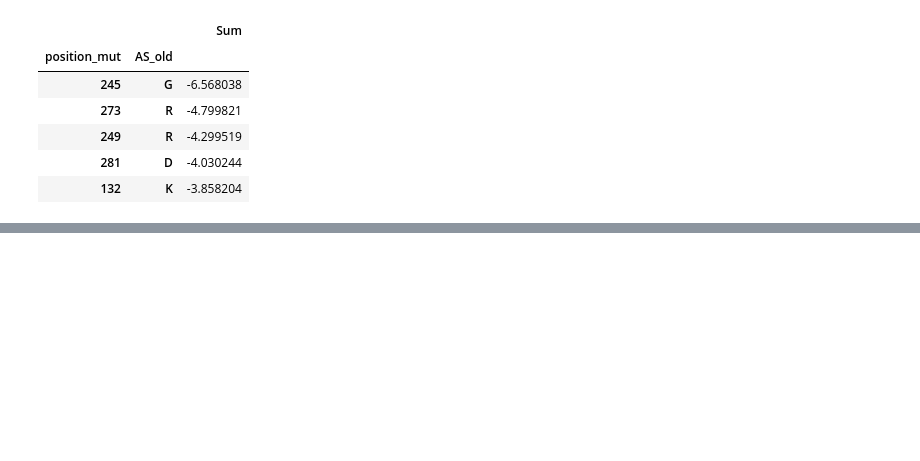
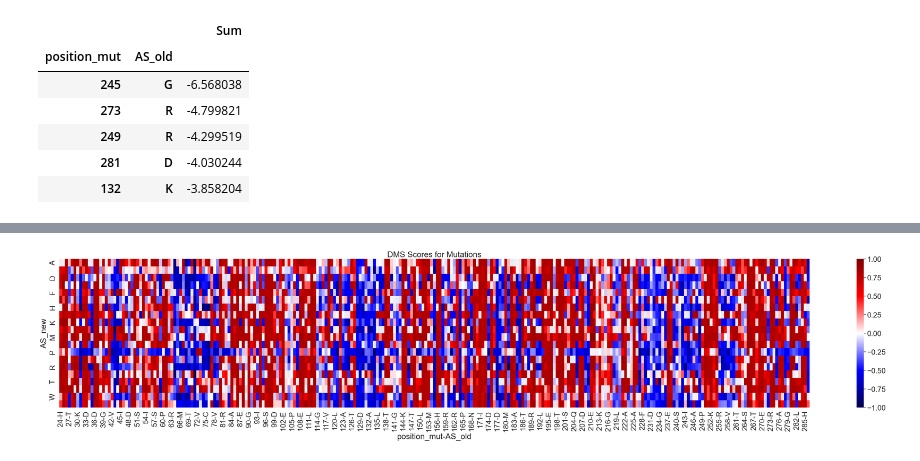
Before and after one commit to datascience-mobi-2023/topic02_team02, a Jupyter notebook: Visualization/FinalTests_copy.ipynb, the cells around one changed output, grey strips where cells are left out. Cells and saved outputs as stored; diff of their text form; code cells hidden in the pictures; blank space fills up the shorter version.

```diff
--- a/Visualization/FinalTests_copy.ipynb
+++ b/Visualization/FinalTests_copy.ipynb
@@ -257,0 +274,12 @@ KHLV
+# %%
+BLAT: pd.DataFrame = pd.read_csv('../DMS_data/BLAT_ECOLX_Stiffler_2015.csv')
+BLAT_amp: pd.DataFrame = dc.aufteilung_mut_pos(BLAT)
+BLAT_norm: pd.DataFrame = dc.norm(BLAT)
+BLAT_norm_df: pd.DataFrame = dc.df_transform(BLAT_norm)
+BLAT_norm_df_mean: pd.DataFrame = fun.df_mean(BLAT_norm_df)
+dataframe_BLAT = [BLAT_norm_df_mean]
+BLAT_norm_df_mean.name = 'BLAT_ECOLX_Stiffler_2015.csv'
+# %%
+fun.hmap(BLAT_amp)
+# %% [output]
+[figure, added]
```
Also changed, not shown: parts of 8 cells of this notebook, 2 other files.
